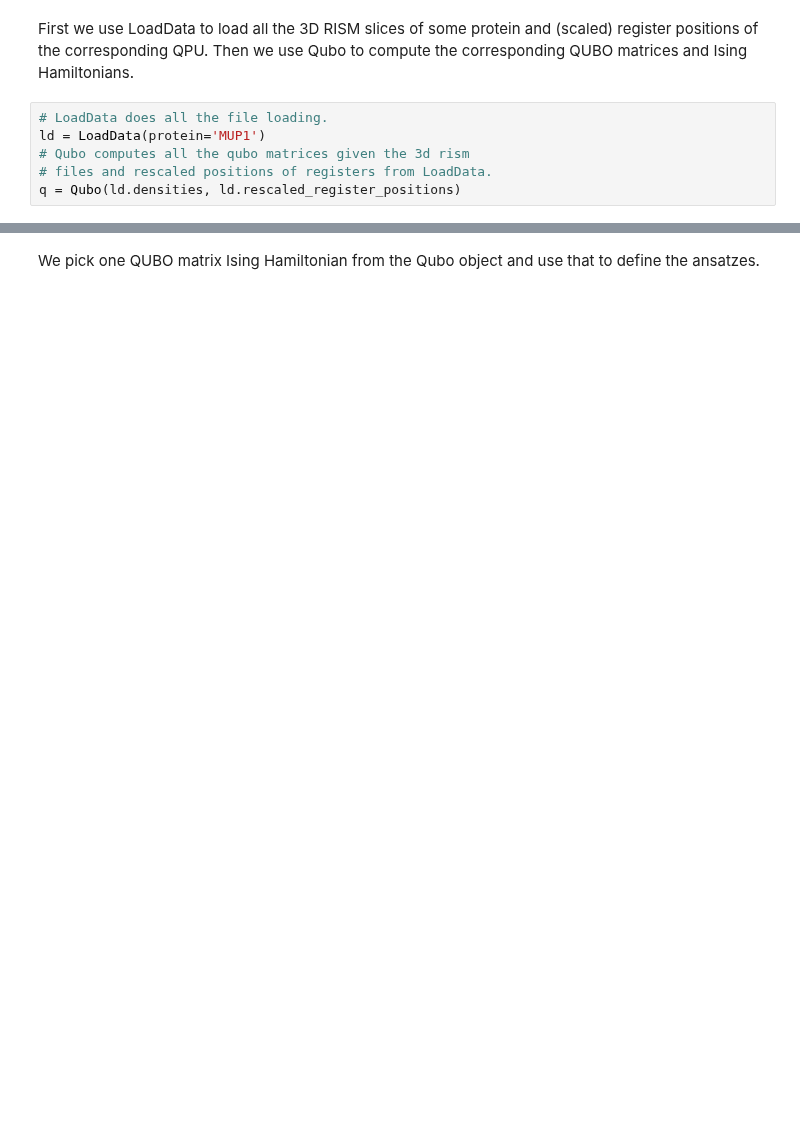
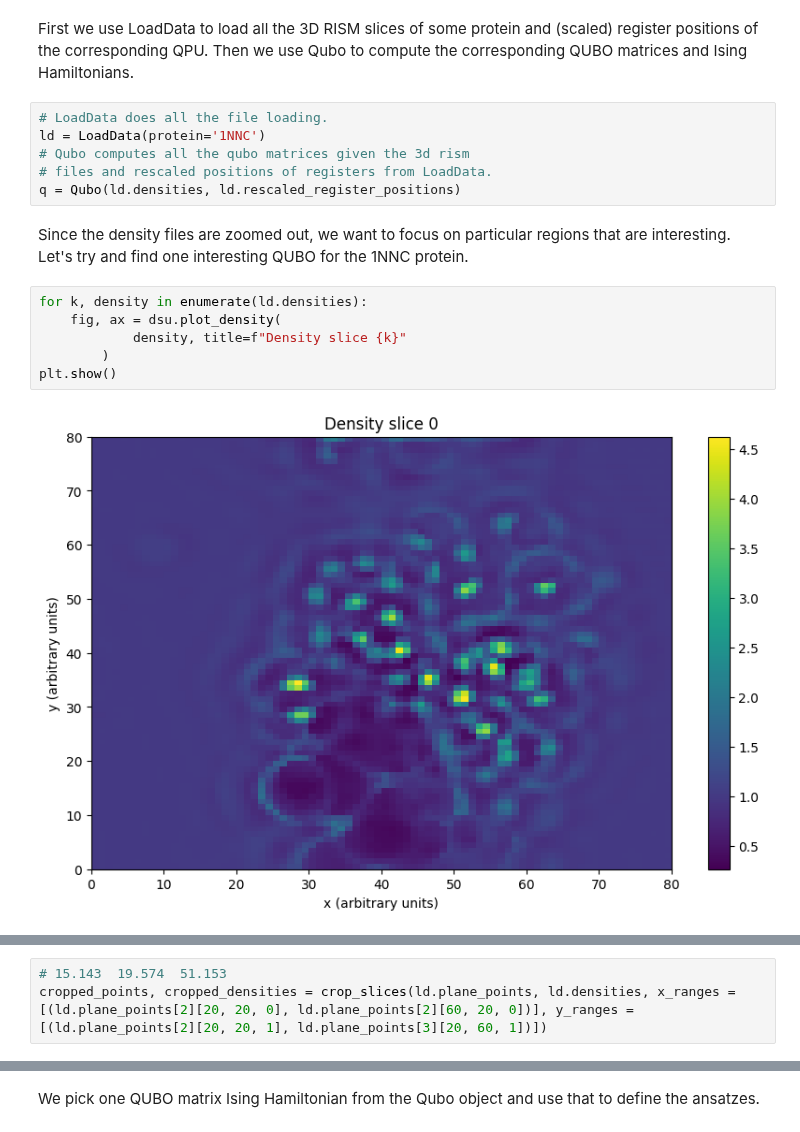
Before and after one commit to unitaryfund/aquapointer, a Jupyter notebook: notebooks/digital_demo.ipynb, the cells around one changed output, grey strips where cells are left out. Cells and saved outputs as stored; diff of their text form; blank space fills up the shorter version.

Commit message:
experimenting with cropping density slices

```diff
--- a/notebooks/digital_demo.ipynb
+++ b/notebooks/digital_demo.ipynb
@@ -19,7 +52,17 @@ from qiskit_aer import AerSimulator
 First we use LoadData to load all the 3D RISM slices of some protein and (scaled) register positions of the corresponding QPU. Then we use Qubo to compute the corresponding QUBO matrices and Ising Hamiltonians.
 # %%
 # LoadData does all the file loading.
-ld = LoadData(protein='MUP1')
+ld = LoadData(protein='1NNC')
 # Qubo computes all the qubo matrices given the 3d rism
 # files and rescaled positions of registers from LoadData.
 q = Qubo(ld.densities, ld.rescaled_register_positions)
+# %% [markdown]
+Since the density files are zoomed out, we want to focus on particular regions that are interesting. Let's try and find one interesting QUBO for the 1NNC protein.
+# %%
+for k, density in enumerate(ld.densities):
+    fig, ax = dsu.plot_density(
+            density, title=f"Density slice {k}"
+        )
+plt.show()
+# %% [output]
+[figure, added]
@@ -25,0 +72,3 @@ q = Qubo(ld.densities, ld.rescaled_register_positions)
+# %%
+# 15.143  19.574  51.153
+cropped_points, cropped_densities = crop_slices(ld.plane_points, ld.densities, x_ranges = [(ld.plane_points[2][20, 20, 0], ld.plane_points[2][60, 20, 0])], y_ranges = [(ld.plane_points[2][20, 20, 1], ld.plane_points[3][20, 60, 1])])
```
Also changed, not shown: parts of 7 cells of this notebook.
